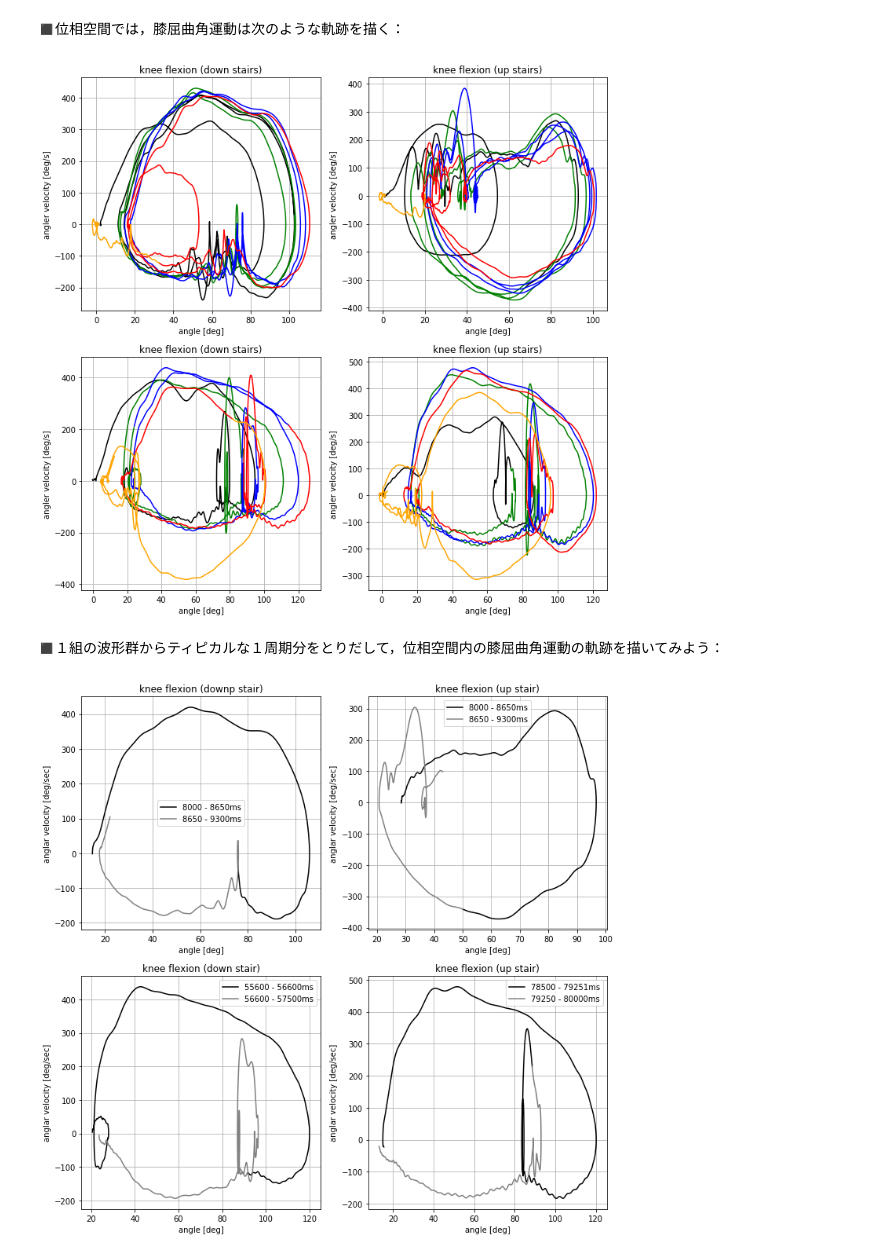
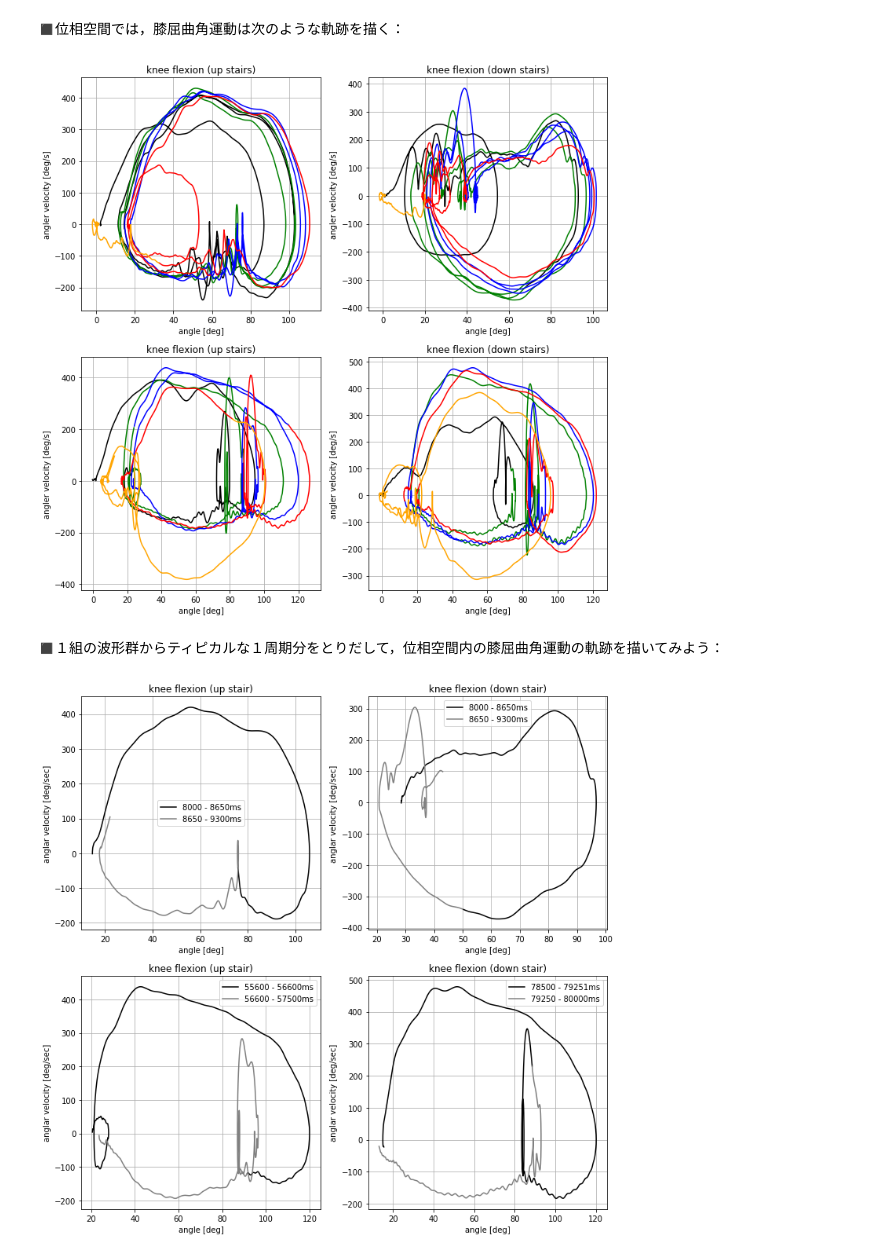
Before and after one commit to doppelgenkan/activity, a Jupyter notebook: up-down_stairs/up-down_stairs.ipynb, the cells around one changed output. Cells and saved outputs as stored; diff of their text form; code cells hidden in the pictures.

```diff
--- a/up-down_stairs/up-down_stairs.ipynb
+++ b/up-down_stairs/up-down_stairs.ipynb
@@ -545,7 +545,7 @@ plt.plot(theta[5000:7500], omega[5000:7500], c='green')
 plt.plot(theta[7500:10000], omega[7500:10000], c='blue')
 plt.plot(theta[10000:12500], omega[10000:12500], c='red')
 plt.plot(theta[12500:15000], omega[12500:15000], c='orange')
-plt.title('knee flexion (down stairs)')
+plt.title('knee flexion (up stairs)')
 plt.xlabel('angle [deg]')
 plt.ylabel('angler velocity [deg/s]')
 plt.grid()
@@ -556,7 +556,7 @@ plt.plot(theta[17000:20000], omega[17000:20000], c='green')
 plt.plot(theta[20000:23000], omega[20000:23000], c='blue')
 plt.plot(theta[23000:26000], omega[23000:26000], c='red')
 plt.plot(theta[26000:28000], omega[26000:28000], c='orange')
-plt.title('knee flexion (up stairs)')
+plt.title('knee flexion (down stairs)')
 plt.xlabel('angle [deg]')
 plt.ylabel('angler velocity [deg/s]')
 plt.grid()
@@ -567,7 +567,7 @@ plt.plot(theta[54000:56000], omega[54000:56000], c='green')
 plt.plot(theta[56000:58000], omega[56000:58000], c='blue')
 plt.plot(theta[58000:60000], omega[58000:60000], c='red')
 plt.plot(theta[60000:64000], omega[60000:64000], c='orange')
-plt.title('knee flexion (down stairs)')
+plt.title('knee flexion (up stairs)')
 plt.xlabel('angle [deg]')
 plt.ylabel('angler velocity [deg/s]')
 plt.grid()
@@ -578,12 +578,12 @@ plt.plot(theta[76000:78000], omega[76000:78000], c='green')
 plt.plot(theta[78000:80000], omega[78000:80000], c='blue')
 plt.plot(theta[80000:82000], omega[80000:82000], c='red')
 plt.plot(theta[82000:85000], omega[82000:85000], c='orange')
-plt.title('knee flexion (up stairs)')
+plt.title('knee flexion (down stairs)')
 plt.xlabel('angle [deg]')
 plt.ylabel('angler velocity [deg/s]')
 plt.grid()
 # %% [output]
-[figure, old version]
+[figure, new version]
 # %% [markdown]
 ◼️１組の波形群からティピカルな１周期分をとりだして，位相空間内の膝屈曲角運動の軌跡を描いてみよう：
 # %%
@@ -593,36 +593,36 @@ plt.subplot(2, 2, 1)
 plt.plot(theta[8000:8650], omega[8000:8650], c='black')
 plt.plot(theta[8650:9300], omega[8650:9300], c='gray')
 plt.legend(['8000 - 8650ms', '8650 - 9300ms'])
-plt.title('knee flexion (downp stair)')
+plt.title('knee flexion (up stair)')
 plt.xlabel('angle [deg]')
 plt.ylabel('anglar velocity [deg/sec]')
 plt.grid()
 
 plt.subplot(2, 2, 2)
 plt.plot(theta[18650:19375], omega[18650:19375], c='black')
 plt.plot(theta[19375:20000], omega[19375:20000], c='gray')
 plt.legend(['8000 - 8650ms', '8650 - 9300ms'])
-plt.title('knee flexion (up stair)')
+plt.title('knee flexion (down stair)')
 plt.xlabel('angle [deg]')
 plt.ylabel('anglar velocity [deg/sec]')
 plt.grid()
 
 plt.subplot(2, 2, 3)
 plt.plot(theta[55600:56600], omega[55600:56600], c='black')
 plt.plot(theta[56600:57500], omega[56600:57500], c='gray')
 plt.legend(['55600 - 56600ms', '56600 - 57500ms'])
-plt.title('knee flexion (down stair)')
+plt.title('knee flexion (up stair)')
 plt.xlabel('angle [deg]')
 plt.ylabel('anglar velocity [deg/sec]')
 plt.grid()
 
 plt.subplot(2, 2, 4)
 plt.plot(theta[78500:79251], omega[78500:79251], c='black')
 plt.plot(theta[79250:80000], omega[79250:80000], c='gray')
 plt.legend(['78500 - 79251ms', '79250 - 80000ms'])
-plt.title('knee flexion (up stair)')
+plt.title('knee flexion (down stair)')
 plt.xlabel('angle [deg]')
 plt.ylabel('anglar velocity [deg/sec]')
 plt.grid()
 # %% [output]
-[figure, old version]
+[figure, new version]
```
Also changed, not shown: parts of 5 cells of this notebook.
